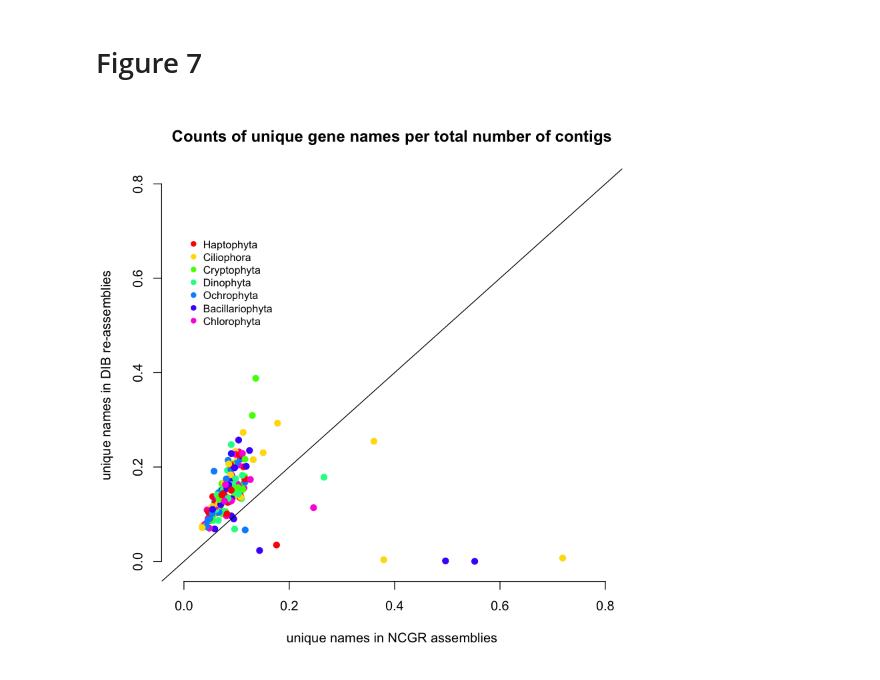
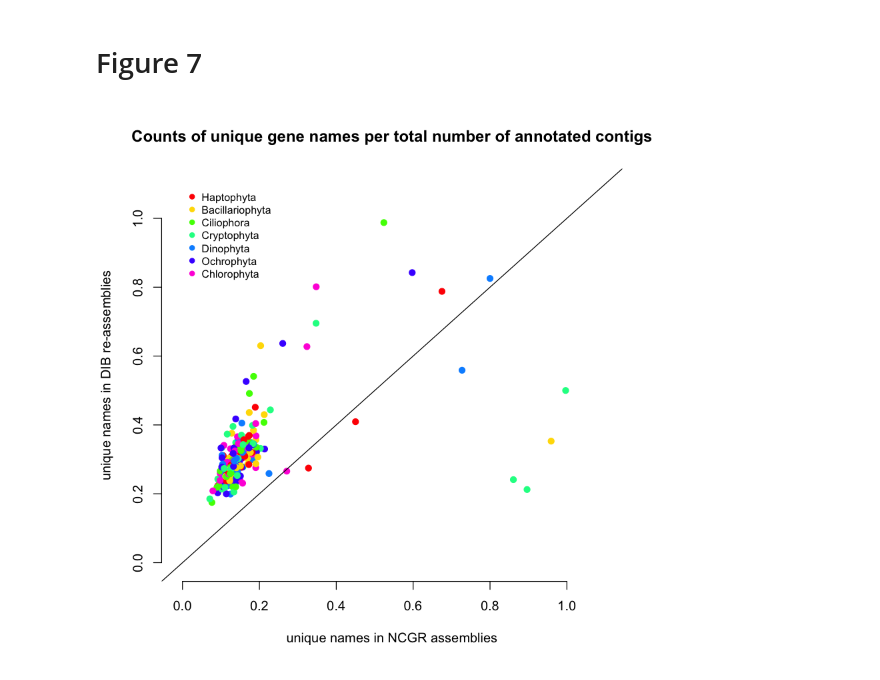
Before and after one commit to johnsolk/MMETSP, a Jupyter notebook: notebooks/MMETSP_unique_kmers_dammitgenenames.ipynb, the cells around one changed output. Saved outputs shown, nothing was run; the diff lists cells and outputs as text; code cells hidden in the pictures.

Commit message:
R plot, normalized unique gene names per annotated contigs

```diff
--- a/notebooks/MMETSP_unique_kmers_dammitgenenames.ipynb
+++ b/notebooks/MMETSP_unique_kmers_dammitgenenames.ipynb
@@ -1,9 +1,9 @@
 # %% [markdown]
 # Figure 6
 # %%
-dib_ncgr_kmers <- read.csv("~/Documents/UCDavis/dib/MMETSP/git/MMETSP/assembly_evaluation_data/unique_kmers.csv")
-unique_dammit_names_numbers <- read.csv("~/Documents/UCDavis/dib/MMETSP/git/MMETSP/assembly_evaluation_data/unqiue_gene_names_ncgr_dib.csv")
-unique_dammit_names <- read.csv("~/Documents/UCDavis/dib/MMETSP/git/MMETSP/assembly_evaluation_data/normalized_unique_gene_names_ncgr_dib.csv")
+dib_ncgr_kmers <- read.csv("../assembly_evaluation_data/unique_kmers.csv")
+unique_dammit_names_numbers <- read.csv("../assembly_evaluation_data/unqiue_gene_names_ncgr_dib.csv")
+unique_dammit_names <- read.csv("../assembly_evaluation_data/normalized_unique_gene_names_ncgr_dib.csv")
 #head(dib_ncgr_kmers)
 #dim(dib_ncgr_kmers)
 #head(unique_dammit_names)
@@ -34,16 +34,16 @@ legend(20,125000000,legend=unique(as.character(dib_ncgr_kmers$Phylum)),col=rainb
 # %%
 unique_dammit_names <- unique_dammit_names[,c(2:4)]
 colnames(unique_dammit_names) <- c("SampleName","NCGR","DIB")
 #head(unique_dammit_names)
 unique_dammit_names <- merge(unique_dammit_names,dib_ncgr_kmers,by="SampleName")
 unique_dammit_names <- unique_dammit_names[,c(1:4)]
 #head(unique_dammit_names)
 sub_phy<-c("Bacillariophyta","Dinophyta","Ochrophyta","Haptophyta","Ciliophora","Chlorophyta","Cryptophyta")
 #dim(unique_dammit_names)
 unique_dammit_names <- unique_dammit_names[unique_dammit_names$Phylum %in% sub_phy,]
 #head(sub)
-plot(unique_dammit_names$NCGR,unique_dammit_names$DIB,ylim=c(-0.01,0.8),xlim=c(-0.01,0.8),col=rainbow(length(unique(unique_dammit_names$Phylum))),pch=19,ylab = "unique names in DIB re-assemblies",xlab="unique names in NCGR assemblies",main="Counts of unique gene names per total number of contigs",frame.plot = FALSE)
+plot(unique_dammit_names$NCGR,unique_dammit_names$DIB,ylim=c(-0.01,1.1),xlim=c(-0.01,1.1),col=rainbow(length(unique(unique_dammit_names$Phylum))),pch=19,ylab = "unique names in DIB re-assemblies",xlab="unique names in NCGR assemblies",main="Counts of unique gene names per total number of annotated contigs",frame.plot = FALSE)
 abline(0,1)
-legend(0,0.7,legend=unique(as.character(unique_dammit_names$Phylum)),col=rainbow(length(unique(unique_dammit_names$Phylum))),cex=0.8, pch=19,bty="n")
+legend(0,1.1,legend=unique(as.character(unique_dammit_names$Phylum)),col=rainbow(length(unique(unique_dammit_names$Phylum))),cex=0.8, pch=19,bty="n")
 # %% [output]
-[figure, old version]
+[figure, new version]
```
